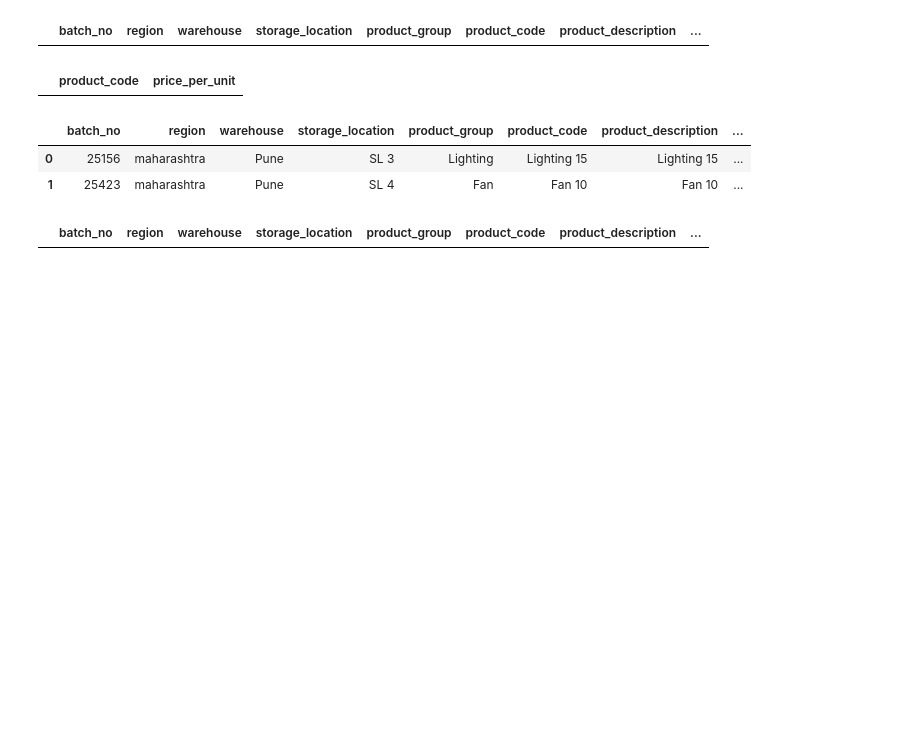
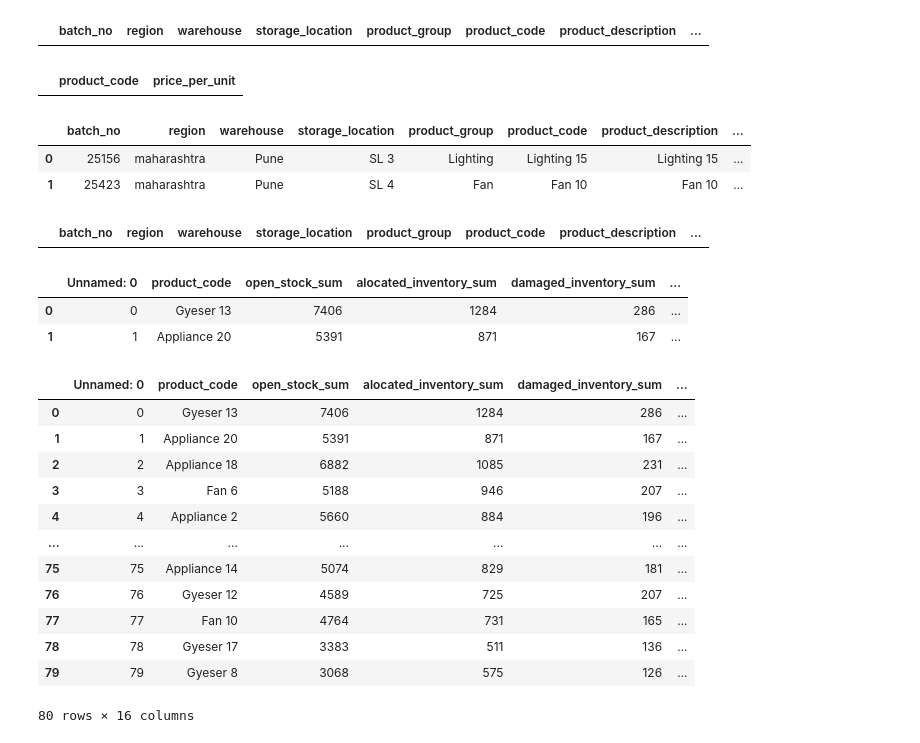
Before and after one commit to adityaswadhavane/assignment_repo, a Jupyter notebook: notebooks/EDA.ipynb, the cells around one changed output. Saved outputs shown, nothing was run; the diff lists cells and outputs as text; code cells hidden in the pictures; blank space fills up the shorter version.

```diff
--- a/notebooks/EDA.ipynb
+++ b/notebooks/EDA.ipynb
@@ -170,0 +169,22 @@ px.box
+# %%
+result.head(2)
+# %% [output]
+|  | Unnamed: 0 | product_code | open_stock_sum | alocated_inventory_sum | damaged_inventory_sum | ... |
+| 0 | 0 | Gyeser 13 | 7406 | 1284 | 286 | ... |
+| 1 | 1 | Appliance 20 | 5391 | 871 | 167 | ... |
+# %%
+result
+# %% [output]
+|  | Unnamed: 0 | product_code | open_stock_sum | alocated_inventory_sum | damaged_inventory_sum | ... |
+| 0 | 0 | Gyeser 13 | 7406 | 1284 | 286 | ... |
+| 1 | 1 | Appliance 20 | 5391 | 871 | 167 | ... |
+| 2 | 2 | Appliance 18 | 6882 | 1085 | 231 | ... |
+| 3 | 3 | Fan 6 | 5188 | 946 | 207 | ... |
+| 4 | 4 | Appliance 2 | 5660 | 884 | 196 | ... |
+| ... | ... | ... | ... | ... | ... | ... |
+| 75 | 75 | Appliance 14 | 5074 | 829 | 181 | ... |
+| 76 | 76 | Gyeser 12 | 4589 | 725 | 207 | ... |
+| 77 | 77 | Fan 10 | 4764 | 731 | 165 | ... |
+| 78 | 78 | Gyeser 17 | 3383 | 511 | 136 | ... |
+| 79 | 79 | Gyeser 8 | 3068 | 575 | 126 | ... |
+80 rows × 16 columns
```
Also changed, not shown: parts of 3 cells of this notebook, 2 other files.
